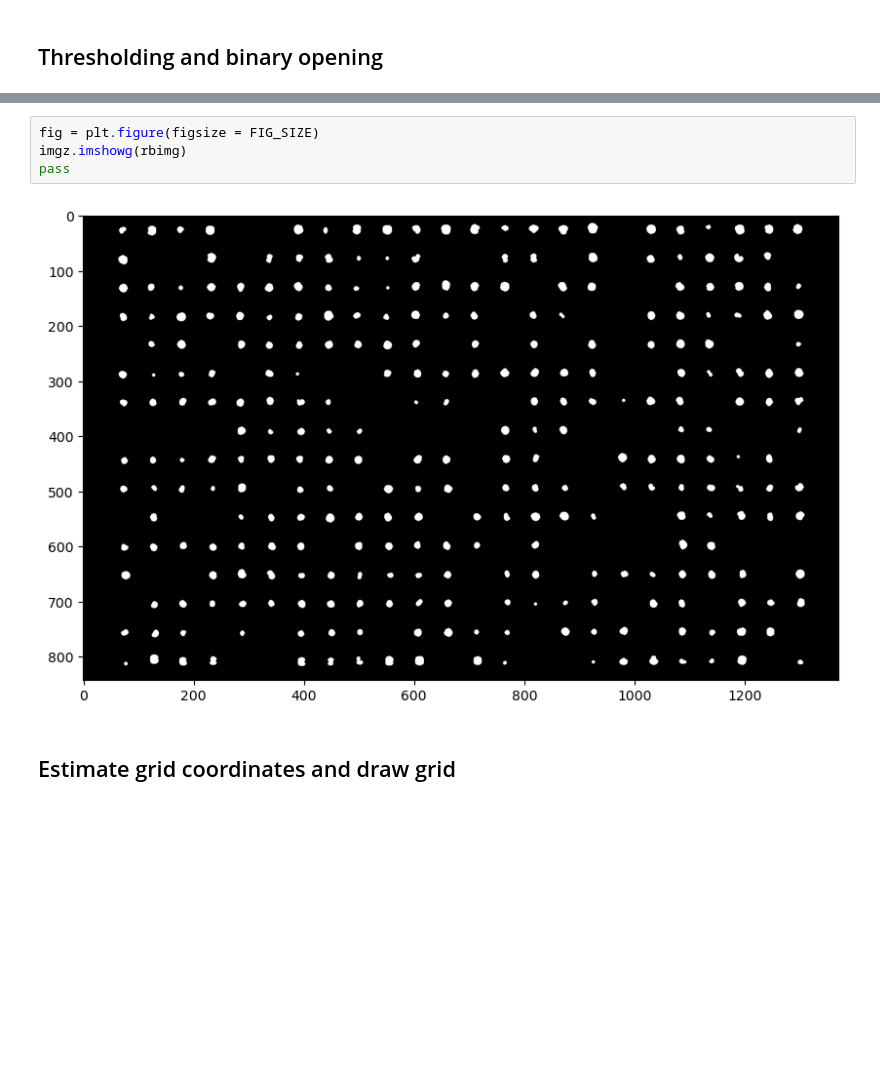
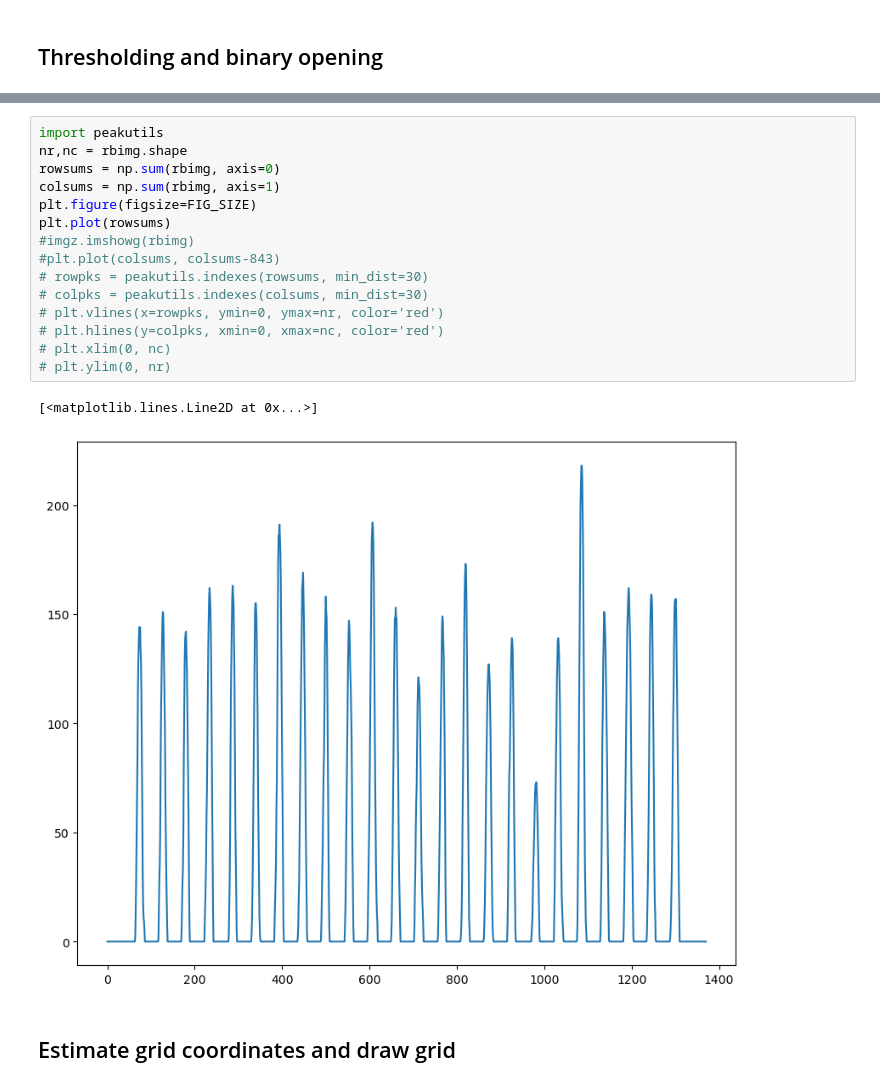
Before and after one commit to pmagwene/spotz, a Jupyter notebook: spotz-simplified-template.ipynb, the cells around one changed output, grey strips where cells are left out. Cells and saved outputs as stored; diff of their text form; blank space fills up the shorter version.

```diff
--- a/spotz-simplified-template.ipynb
+++ b/spotz-simplified-template.ipynb
@@ -68,9 +71,21 @@ rbimg = pipe(iimg,
-# %%
-fig = plt.figure(figsize = FIG_SIZE)
-imgz.imshowg(rbimg)
-pass
-# %% [output]
-[figure, removed]
+# %%
+import peakutils
+nr,nc = rbimg.shape
+rowsums = np.sum(rbimg, axis=0)
+colsums = np.sum(rbimg, axis=1)
+plt.figure(figsize=FIG_SIZE)
+plt.plot(rowsums)
+#imgz.imshowg(rbimg)
+#plt.plot(colsums, colsums-843)
+# rowpks = peakutils.indexes(rowsums, min_dist=30)
+# colpks = peakutils.indexes(colsums, min_dist=30)
+# plt.vlines(x=rowpks, ymin=0, ymax=nr, color='red')
+# plt.hlines(y=colpks, xmin=0, xmax=nc, color='red')
+# plt.xlim(0, nc)
+# plt.ylim(0, nr)
+# %% [output]
+[<matplotlib.lines.Line2D at 0x...>]
+[figure, added]
 # %% [markdown]
 ## Estimate grid coordinates and draw grid
 # %%
```
Also changed, not shown: parts of 12 cells of this notebook, 6 other files.
